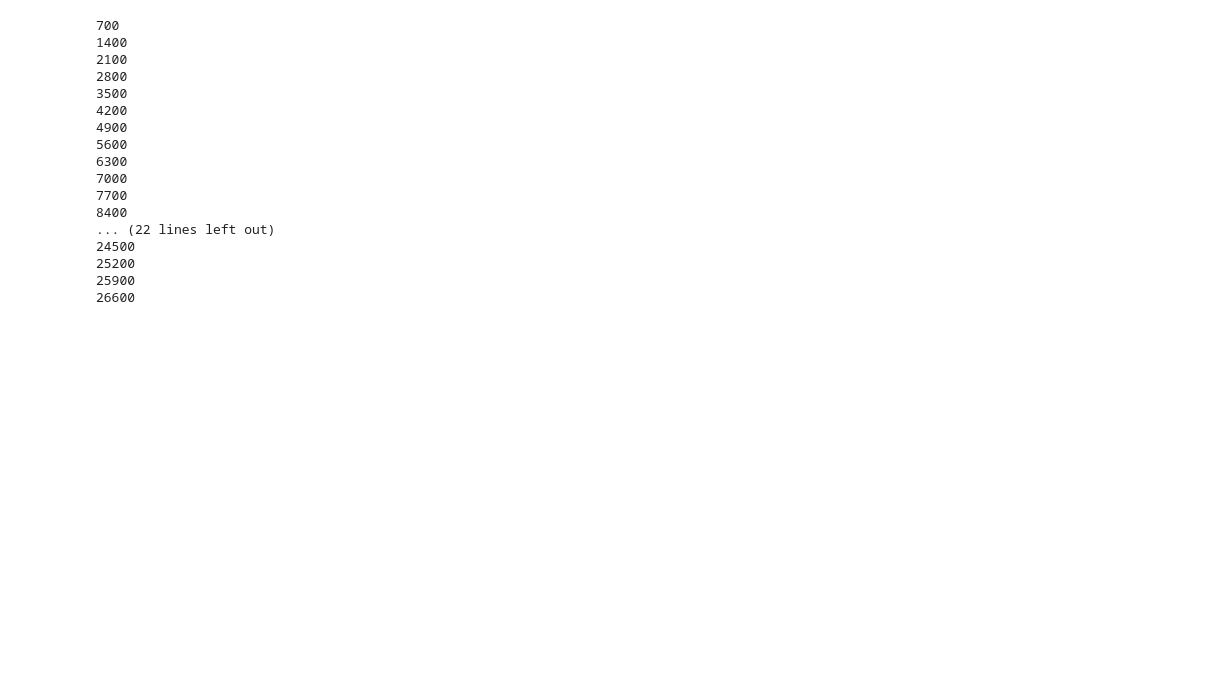
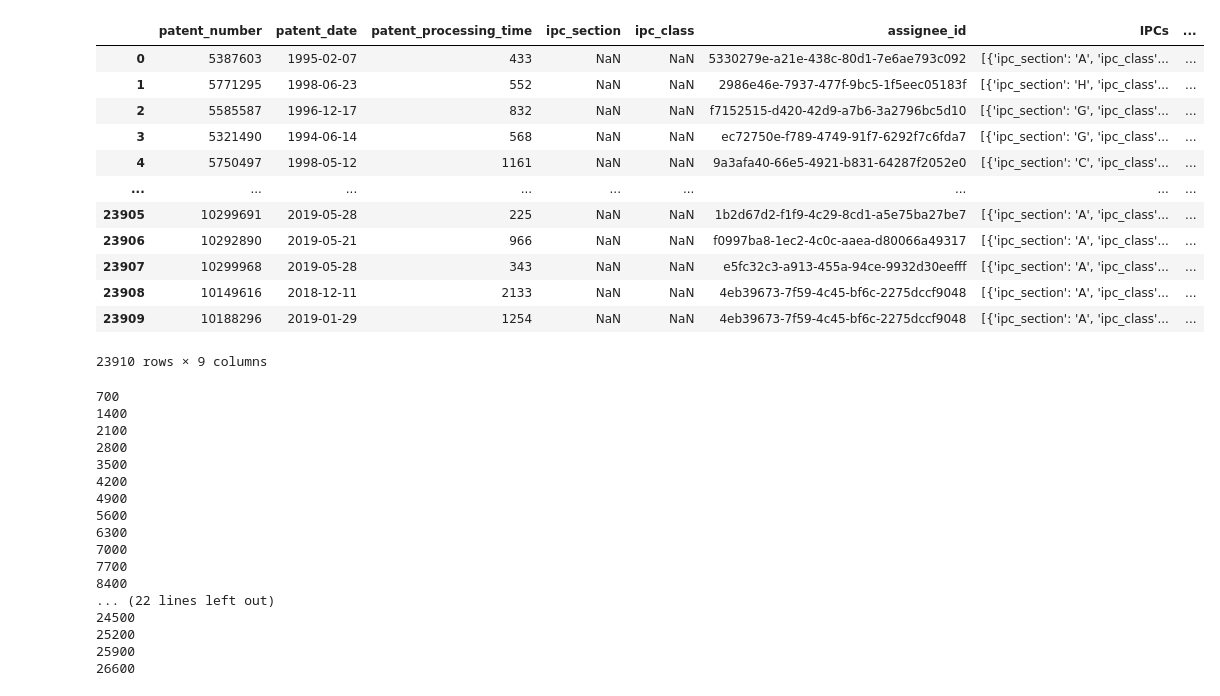
Before and after one commit to gregbellan/MODS208, a Jupyter notebook: Scrapping_v2.ipynb, the cells around one changed output. Saved outputs shown, nothing was run; the diff lists cells and outputs as text; code cells hidden in the pictures; blank space fills up the shorter version.

```diff
--- a/Scrapping_v2.ipynb
+++ b/Scrapping_v2.ipynb
@@ -82,3 +136,19 @@ L1 = list((set(L1) - set(L)))
+# %%
+df
+# %% [output]
+|  | patent_number | patent_date | patent_processing_time | ipc_section | ipc_class | assignee_id | IPCs | ... |
+| 0 | 5387603 | 1995-02-07 | 433 | NaN | NaN | 5330279e-a21e-438c-80d1-7e6ae793c092 | [{'ipc_section': 'A', 'ipc_class'... | ... |
+| 1 | 5771295 | 1998-06-23 | 552 | NaN | NaN | 2986e46e-7937-477f-9bc5-1f5eec05183f | [{'ipc_section': 'H', 'ipc_class'... | ... |
+| 2 | 5585587 | 1996-12-17 | 832 | NaN | NaN | f7152515-d420-42d9-a7b6-3a2796bc5d10 | [{'ipc_section': 'G', 'ipc_class'... | ... |
+| 3 | 5321490 | 1994-06-14 | 568 | NaN | NaN | ec72750e-f789-4749-91f7-6292f7c6fda7 | [{'ipc_section': 'G', 'ipc_class'... | ... |
+| 4 | 5750497 | 1998-05-12 | 1161 | NaN | NaN | 9a3afa40-66e5-4921-b831-64287f2052e0 | [{'ipc_section': 'C', 'ipc_class'... | ... |
+| ... | ... | ... | ... | ... | ... | ... | ... | ... |
+| 23905 | 10299691 | 2019-05-28 | 225 | NaN | NaN | 1b2d67d2-f1f9-4c29-8cd1-a5e75ba27be7 | [{'ipc_section': 'A', 'ipc_class'... | ... |
+| 23906 | 10292890 | 2019-05-21 | 966 | NaN | NaN | f0997ba8-1ec2-4c0c-aaea-d80066a49317 | [{'ipc_section': 'A', 'ipc_class'... | ... |
+| 23907 | 10299968 | 2019-05-28 | 343 | NaN | NaN | e5fc32c3-a913-455a-94ce-9932d30eefff | [{'ipc_section': 'A', 'ipc_class'... | ... |
+| 23908 | 10149616 | 2018-12-11 | 2133 | NaN | NaN | 4eb39673-7f59-4c45-bf6c-2275dccf9048 | [{'ipc_section': 'A', 'ipc_class'... | ... |
+| 23909 | 10188296 | 2019-01-29 | 1254 | NaN | NaN | 4eb39673-7f59-4c45-bf6c-2275dccf9048 | [{'ipc_section': 'A', 'ipc_class'... | ... |
+23910 rows × 9 columns
 # %%
 k=0
 while len(df) < 50000:
```
Also changed, not shown: parts of 18 cells of this notebook.
